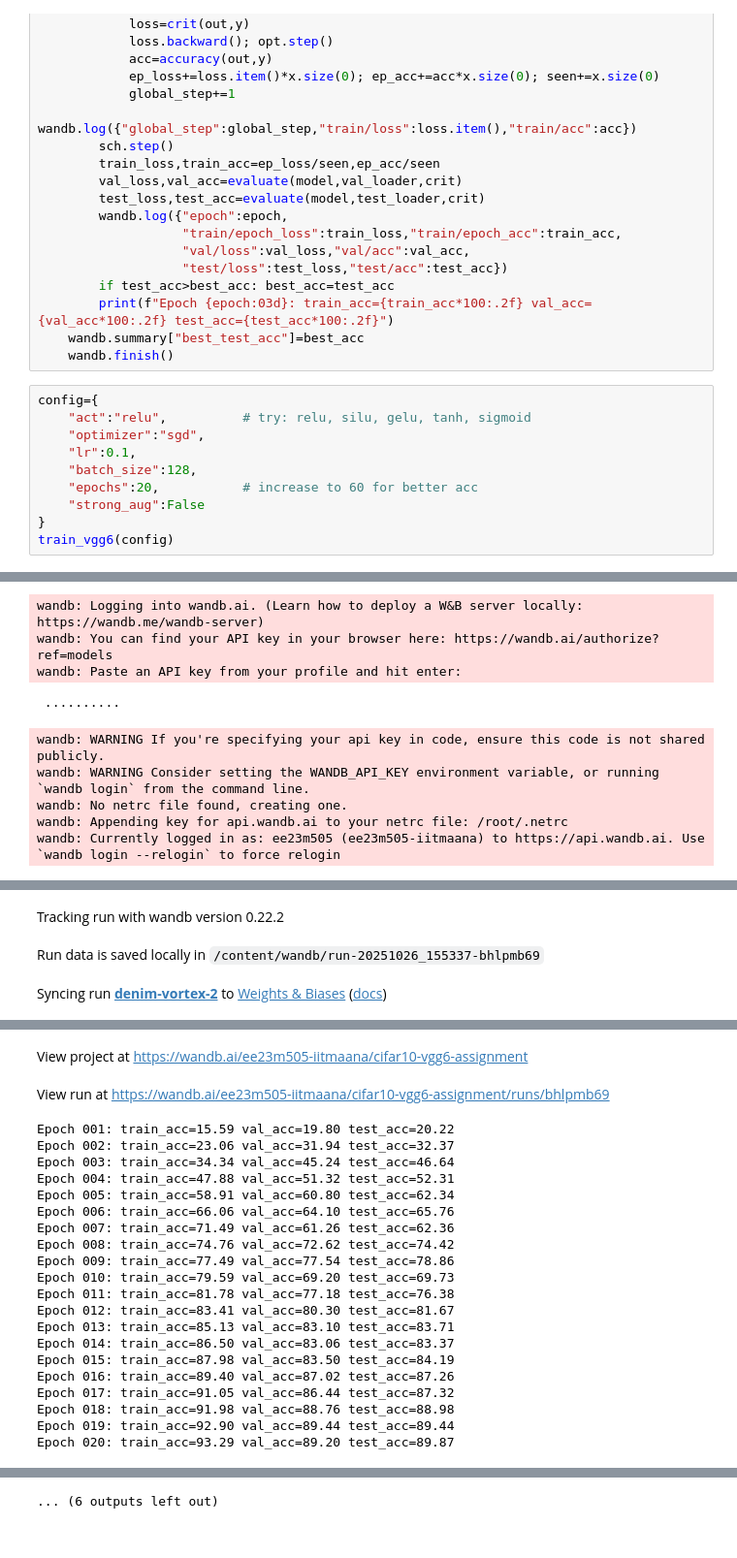
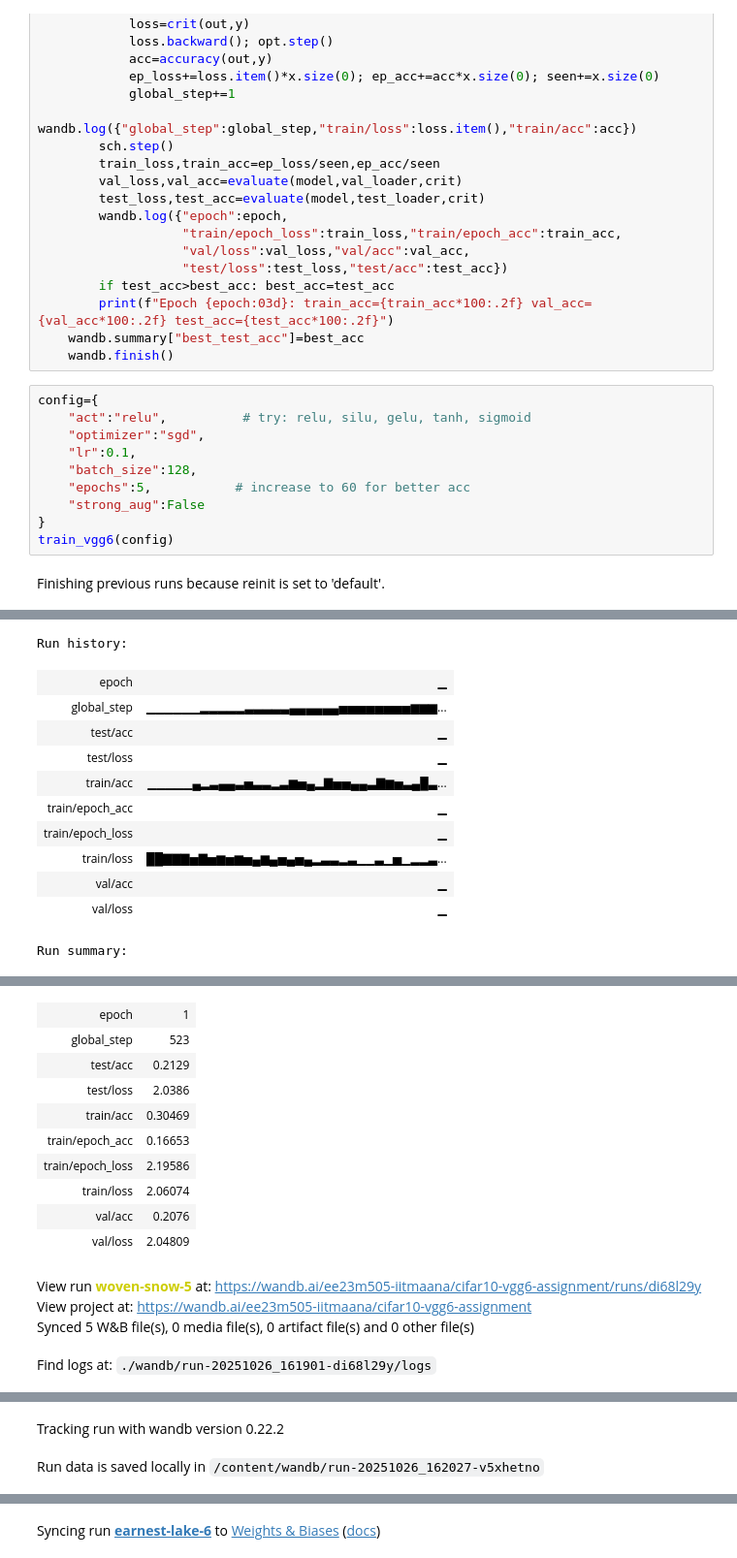
Before and after one commit to akanshasun/cnn-vgg6-config-assignment, a Jupyter notebook: vgg6_akansha.ipynb, the cells around one changed output, grey strips where cells are left out. Shown at 97% size. Cells and saved outputs as stored; diff of their text form.

```diff
--- a/vgg6_akansha.ipynb
+++ b/vgg6_akansha.ipynb
@@ -389,21 +389,25 @@ def train_vgg6(config):
 # %%
 config={
     "act":"relu",          # try: relu, silu, gelu, tanh, sigmoid
     "optimizer":"sgd",
     "lr":0.1,
     "batch_size":128,
-    "epochs":20,           # increase to 60 for better acc
+    "epochs":5,           # increase to 60 for better acc
     "strong_aug":False
 }
 train_vgg6(config)
 # %% [output]
+Finishing previous runs because reinit is set to 'default'.
 [interactive output not drawn]
-wandb: Logging into wandb.ai. (Learn how to deploy a W&B server locally: https://wandb.me/wandb-server)
-wandb: You can find your API key in your browser here: https://wandb.ai/authorize?ref=models
-wandb: Paste an API key from your profile and hit enter:
+Run history:
+| epoch | ▁ |
+| global_step | ▁▁▁▁▁▁▂▂▂▂▂▃▃▃▃▃▄▄▄▄▄▄▅▅▅▅▅▅▅▅▆▆▆... |
+| test/acc | ▁ |
+| test/loss | ▁ |
+| train/acc | ▁▁▁▁▁▄▂▃▄▄▃▅▃▃▂▃▆▅▄▂▇▅▅▄▄▃▇▆▅▃▄█▃... |
+| train/epoch_acc | ▁ |
+| train/epoch_loss | ▁ |
+| train/loss | ██▇▇▇▅▇▅▆▅▆▅▄▆▄▅▄▅▄▂▃▃▂▃▁▁▃▁▅▁▂▂▃... |
+| val/acc | ▁ |
+| val/loss | ▁ |
- ··········
+Run summary:
-wandb: WARNING If you're specifying your api key in code, ensure this code is not shared publicly.
-wandb: WARNING Consider setting the WANDB_API_KEY environment variable, or running `wandb login` from the command line.
-wandb: No netrc file found, creating one.
-wandb: Appending key for api.wandb.ai to your netrc file: /root/.netrc
-wandb: Currently logged in as: ee23m505 (ee23m505-iitmaana) to https://api.wandb.ai. Use `wandb login --relogin` to force relogin
@@ -411,3 +414,14 @@ wandb: Currently logged in as: ee23m505 (ee23m505-iitmaana) to https://api.wandb
-Tracking run with wandb version 0.22.2
+| epoch | 1 |
+| global_step | 523 |
+| test/acc | 0.2129 |
+| test/loss | 2.0386 |
+| train/acc | 0.30469 |
+| train/epoch_acc | 0.16653 |
+| train/epoch_loss | 2.19586 |
+| train/loss | 2.06074 |
+| val/acc | 0.2076 |
+| val/loss | 2.04809 |
-Run data is saved locally in /content/wandb/run-20251026_155337-bhlpmb69
+View run woven-snow-5 at: https://wandb.ai/ee23m505-iitmaana/cifar10-vgg6-assignment/runs/di68l29y
+View project at: https://wandb.ai/ee23m505-iitmaana/cifar10-vgg6-assignment
+Synced 5 W&B file(s), 0 media file(s), 0 artifact file(s) and 0 other file(s)
-Syncing run denim-vortex-2 to Weights & Biases (docs)
+Find logs at: ./wandb/run-20251026_161901-di68l29y/logs
@@ -414,22 +429,2 @@ Syncing run denim-vortex-2 to Weights & Biases (docs)
-View project at https://wandb.ai/ee23m505-iitmaana/cifar10-vgg6-assignment
+Tracking run with wandb version 0.22.2
-View run at https://wandb.ai/ee23m505-iitmaana/cifar10-vgg6-assignment/runs/bhlpmb69
+Run data is saved locally in /content/wandb/run-20251026_162027-v5xhetno
-Epoch 001: train_acc=15.59 val_acc=19.80 test_acc=20.22
-Epoch 002: train_acc=23.06 val_acc=31.94 test_acc=32.37
-Epoch 003: train_acc=34.34 val_acc=45.24 test_acc=46.64
-Epoch 004: train_acc=47.88 val_acc=51.32 test_acc=52.31
-Epoch 005: train_acc=58.91 val_acc=60.80 test_acc=62.34
-Epoch 006: train_acc=66.06 val_acc=64.10 test_acc=65.76
-Epoch 007: train_acc=71.49 val_acc=61.26 test_acc=62.36
-Epoch 008: train_acc=74.76 val_acc=72.62 test_acc=74.42
-Epoch 009: train_acc=77.49 val_acc=77.54 test_acc=78.86
-Epoch 010: train_acc=79.59 val_acc=69.20 test_acc=69.73
-Epoch 011: train_acc=81.78 val_acc=77.18 test_acc=76.38
-Epoch 012: train_acc=83.41 val_acc=80.30 test_acc=81.67
-Epoch 013: train_acc=85.13 val_acc=83.10 test_acc=83.71
-Epoch 014: train_acc=86.50 val_acc=83.06 test_acc=83.37
-Epoch 015: train_acc=87.98 val_acc=83.50 test_acc=84.19
-Epoch 016: train_acc=89.40 val_acc=87.02 test_acc=87.26
-Epoch 017: train_acc=91.05 val_acc=86.44 test_acc=87.32
-Epoch 018: train_acc=91.98 val_acc=88.76 test_acc=88.98
-Epoch 019: train_acc=92.90 val_acc=89.44 test_acc=89.44
-Epoch 020: train_acc=93.29 val_acc=89.20 test_acc=89.87
@@ -437 +431 @@ Epoch 020: train_acc=93.29 val_acc=89.20 test_acc=89.87
-... (6 outputs left out)
+Syncing run earnest-lake-6 to Weights & Biases (docs)
```
Also changed, not shown: parts of 2 cells of this notebook.
